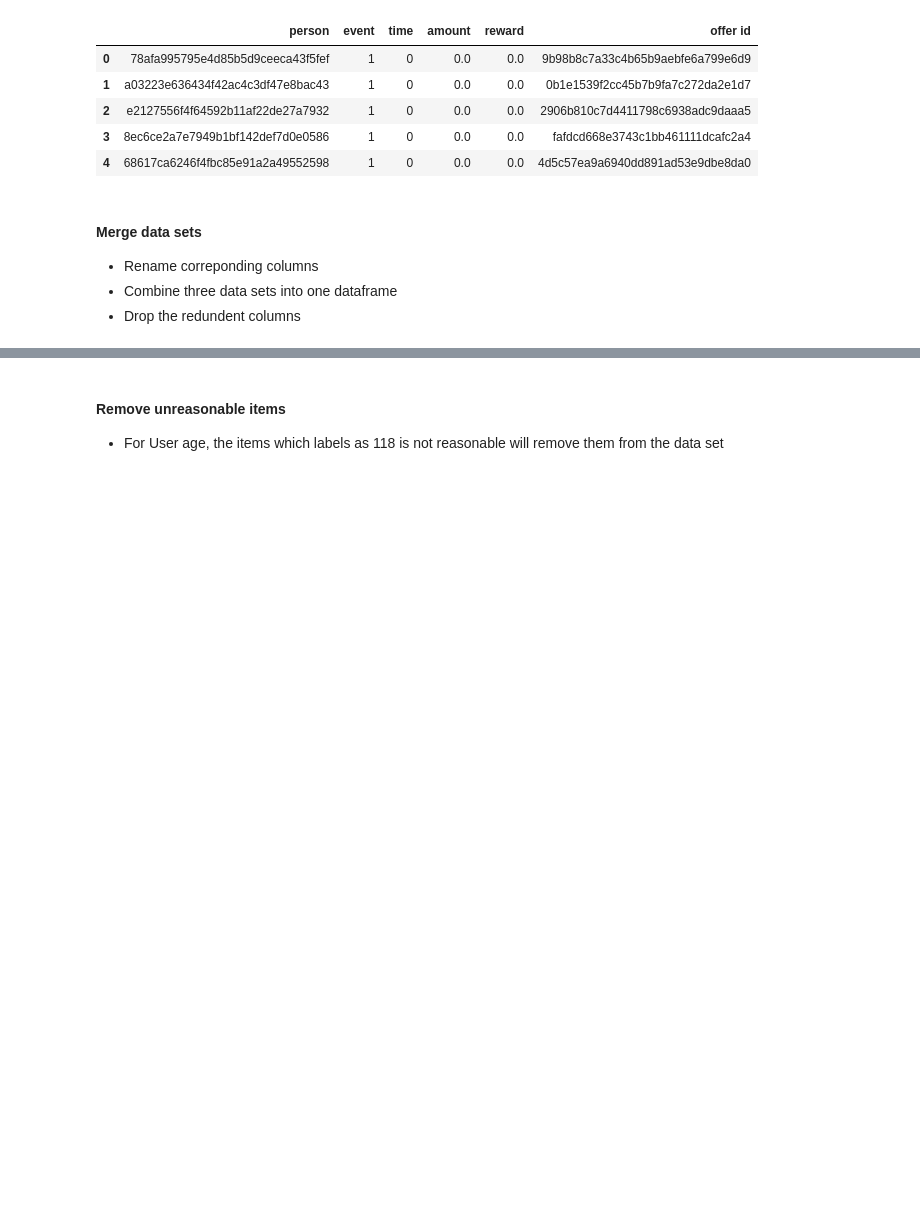
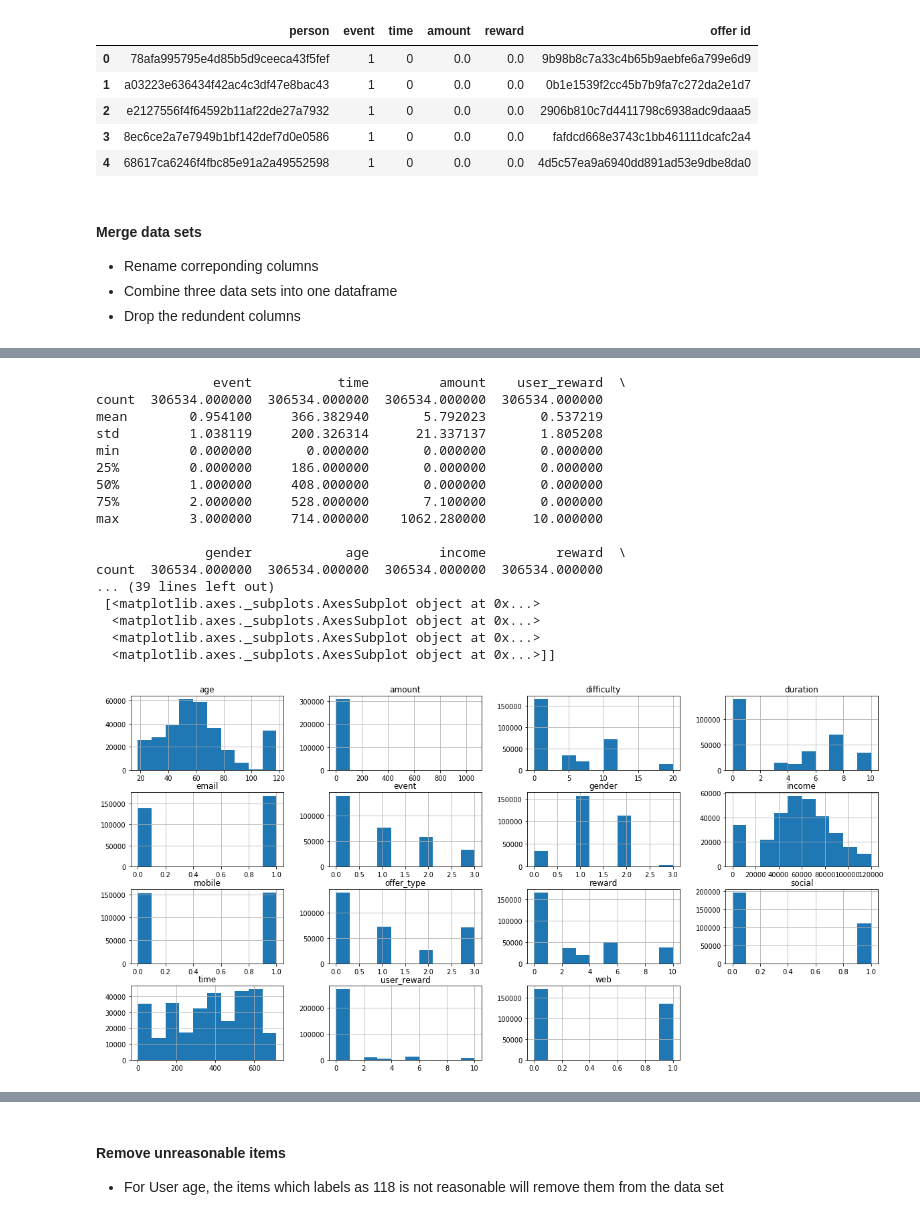
Before and after one commit to ZhuqingZhang0422/Starbucks-Capstone-Project, a Jupyter notebook: Starbucks_Capstone_notebook.ipynb, the cells around one changed output, grey strips where cells are left out. Cells and saved outputs as stored; diff of their text form; code cells hidden in the pictures; blank space fills up the shorter version.

```diff
--- a/Starbucks_Capstone_notebook.ipynb
+++ b/Starbucks_Capstone_notebook.ipynb
@@ -210,0 +204,24 @@ study
+# %%
+# Provide overview of the data set
+plt.rcParams["figure.figsize"] = (20,10)
+print(study.describe())
+print(study.hist())
+# %% [output]
+               event           time         amount    user_reward  \
+count  306534.000000  306534.000000  306534.000000  306534.000000
+mean        0.954100     366.382940       5.792023       0.537219
+std         1.038119     200.326314      21.337137       1.805208
+min         0.000000       0.000000       0.000000       0.000000
+25%         0.000000     186.000000       0.000000       0.000000
+50%         1.000000     408.000000       0.000000       0.000000
+75%         2.000000     528.000000       7.100000       0.000000
+max         3.000000     714.000000    1062.280000      10.000000
+
+              gender            age         income         reward  \
+count  306534.000000  306534.000000  306534.000000  306534.000000
+... (39 lines left out)
+ [<matplotlib.axes._subplots.AxesSubplot object at 0x...>
+  <matplotlib.axes._subplots.AxesSubplot object at 0x...>
+  <matplotlib.axes._subplots.AxesSubplot object at 0x...>
+  <matplotlib.axes._subplots.AxesSubplot object at 0x...>]]
+[figure, added]
```
Also changed, not shown: parts of 3 cells of this notebook.
